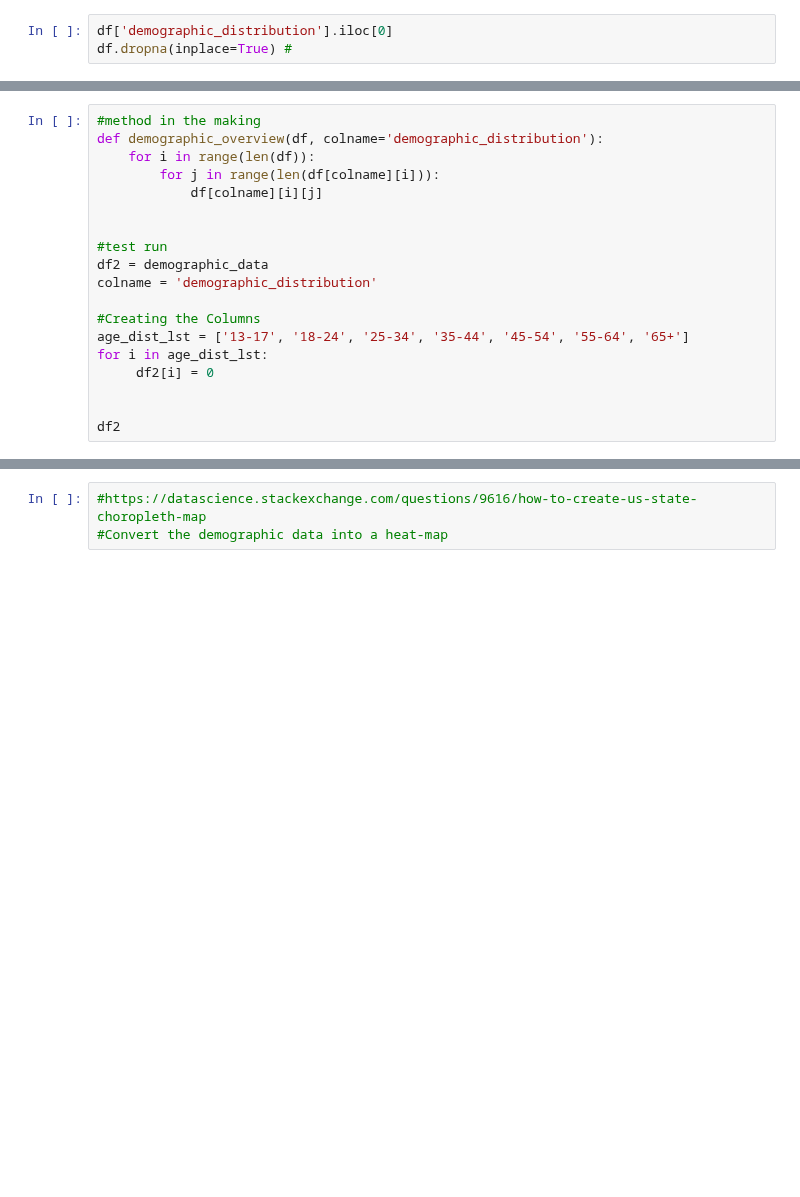
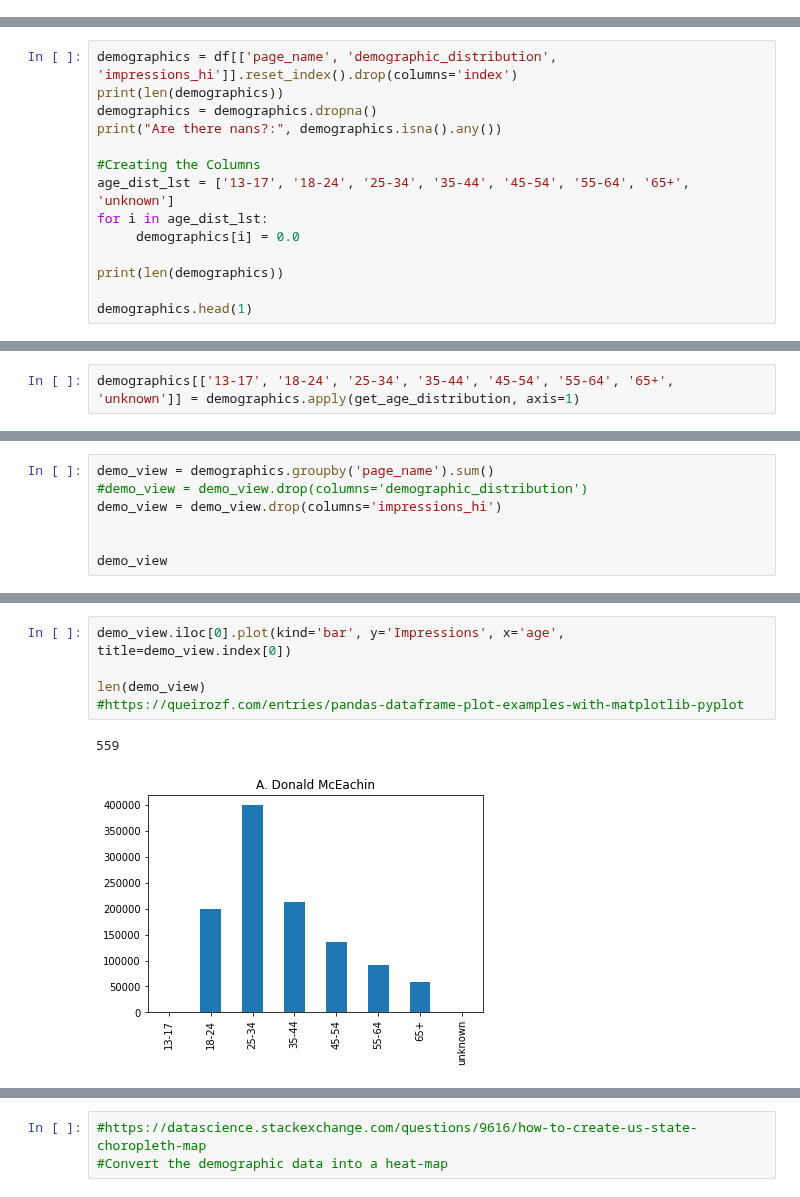
Before and after one commit to lrnz-asnprs/political-ad-api, a Jupyter notebook: notebooks/gustav_notebook.ipynb, the cells around one changed output, grey strips where cells are left out. Cells and saved outputs as stored; diff of their text form; blank space fills up the shorter version.

```diff
--- a/notebooks/gustav_notebook.ipynb
+++ b/notebooks/gustav_notebook.ipynb
@@ -71,3 +18,0 @@ df = preprocess.file_to_df('/home/gustavgyrst/Desktop/Research Project/political
-# %%
-df['demographic_distribution'].iloc[0]
-df.dropna(inplace=True) #
@@ -85,19 +65,14 @@ demographic_data['gender_(M)'] = df['demographic_distribution'].apply(lambda x:
 # %%
-#method in the making
-def demographic_overview(df, colname='demographic_distribution'):
-    for i in range(len(df)):
-        for j in range(len(df[colname][i])):
-            df[colname][i][j]
-
-
-#test run
-df2 = demographic_data
-colname = 'demographic_distribution'
+demographics = df[['page_name', 'demographic_distribution', 'impressions_hi']].reset_index().drop(columns='index')
+print(len(demographics))
+demographics = demographics.dropna()
+print("Are there nans?:", demographics.isna().any())
 
 #Creating the Columns
-age_dist_lst = ['13-17', '18-24', '25-34', '35-44', '45-54', '55-64', '65+']
+age_dist_lst = ['13-17', '18-24', '25-34', '35-44', '45-54', '55-64', '65+', 'unknown']
 for i in age_dist_lst:
-     df2[i] = 0
+     demographics[i] = 0.0
 
+print(len(demographics))
 
-df2
+demographics.head(1)
@@ -116,0 +88,2 @@ demographic_data.groupby('page_name').mean()
+# %%
+demographics[['13-17', '18-24', '25-34', '35-44', '45-54', '55-64', '65+', 'unknown']] = demographics.apply(get_age_distribution, axis=1)
@@ -116,0 +92,7 @@ demographic_data.groupby('page_name').mean()
+# %%
+demo_view = demographics.groupby('page_name').sum()
+#demo_view = demo_view.drop(columns='demographic_distribution')
+demo_view = demo_view.drop(columns='impressions_hi')
+
+
+demo_view
@@ -116,0 +114,8 @@ demographic_data.groupby('page_name').mean()
+# %%
+demo_view.iloc[0].plot(kind='bar', y='Impressions', x='age', title=demo_view.index[0])
+
+len(demo_view)
+#https://queirozf.com/entries/pandas-dataframe-plot-examples-with-matplotlib-pyplot
+# %% [output]
+559
+[figure, added]
```
Also changed, not shown: parts of 62 cells of this notebook, 2 other files.
